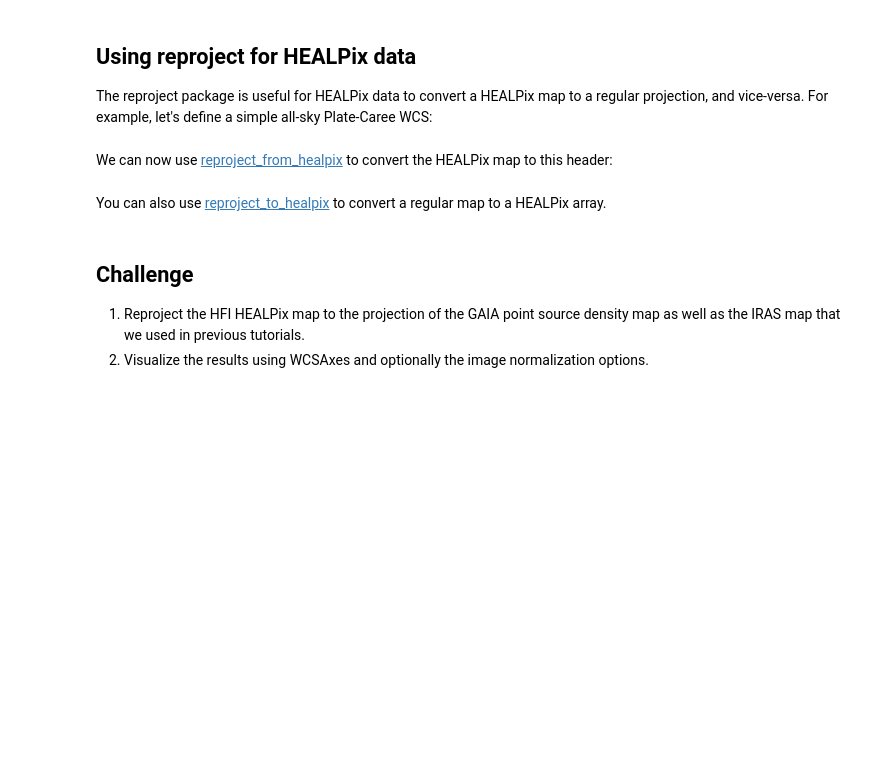
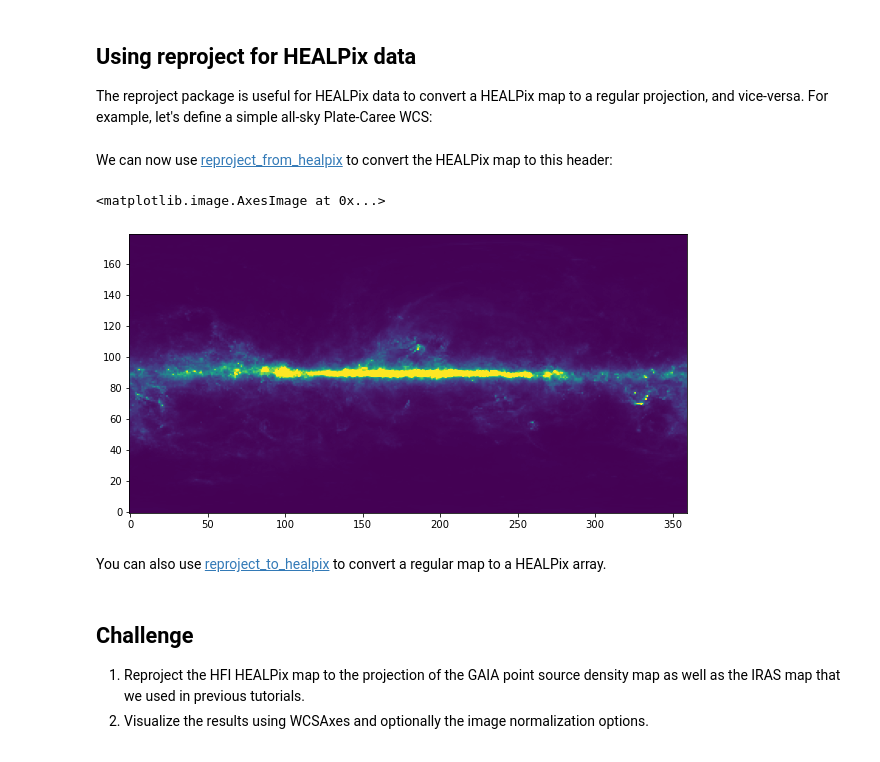
Before and after one commit to maria8ch/ASTR497, a Jupyter notebook: astropy_notebooks/15-healpix.ipynb, the cells around one changed output. Saved outputs shown, nothing was run; the diff lists cells and outputs as text; code cells hidden in the pictures; blank space fills up the shorter version.

```diff
--- a/astropy_notebooks/15-healpix.ipynb
+++ b/astropy_notebooks/15-healpix.ipynb
@@ -106,3 +223,11 @@ We can now use [reproject_from_healpix](https://reproject.readthedocs.io/en/stab
+# %%
+array, footprint = reproject_from_healpix('data/HFI_SkyMap_857_2048_R1.10_nominal_ZodiCorrected_lowres.fits',
+                                          wcs, shape_out=(180, 360))
+# %%
+plt.imshow(array, vmax=100);
+# %% [output]
+<matplotlib.image.AxesImage at 0x...>
+[figure, added]
 # %% [markdown]
 You can also use [reproject_to_healpix](https://reproject.readthedocs.io/en/stable/api/reproject.reproject_to_healpix.html#reproject.reproject_to_healpix) to convert a regular map to a HEALPix array.
 # %% [markdown]
```
Also changed, not shown: parts of 16 cells of this notebook.
